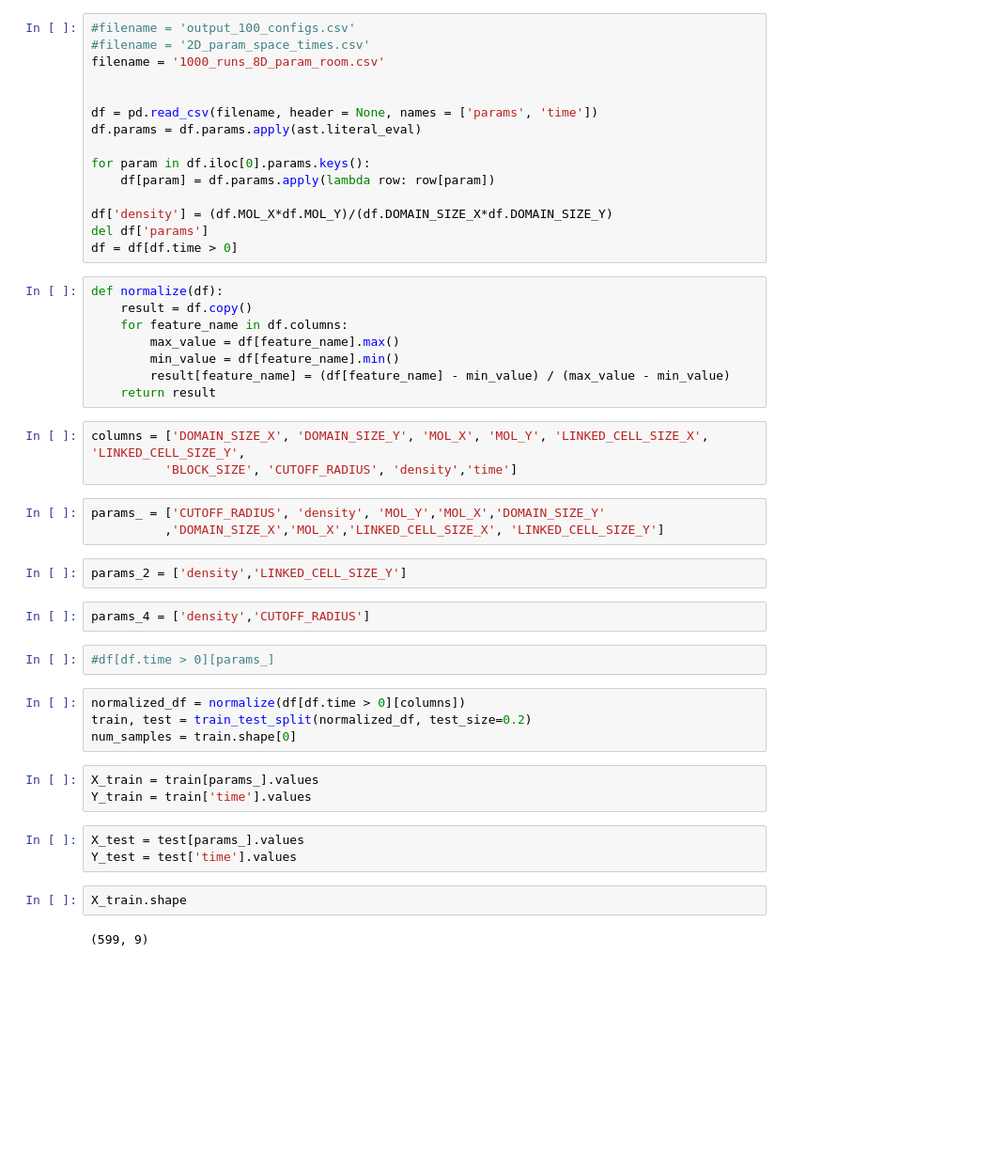
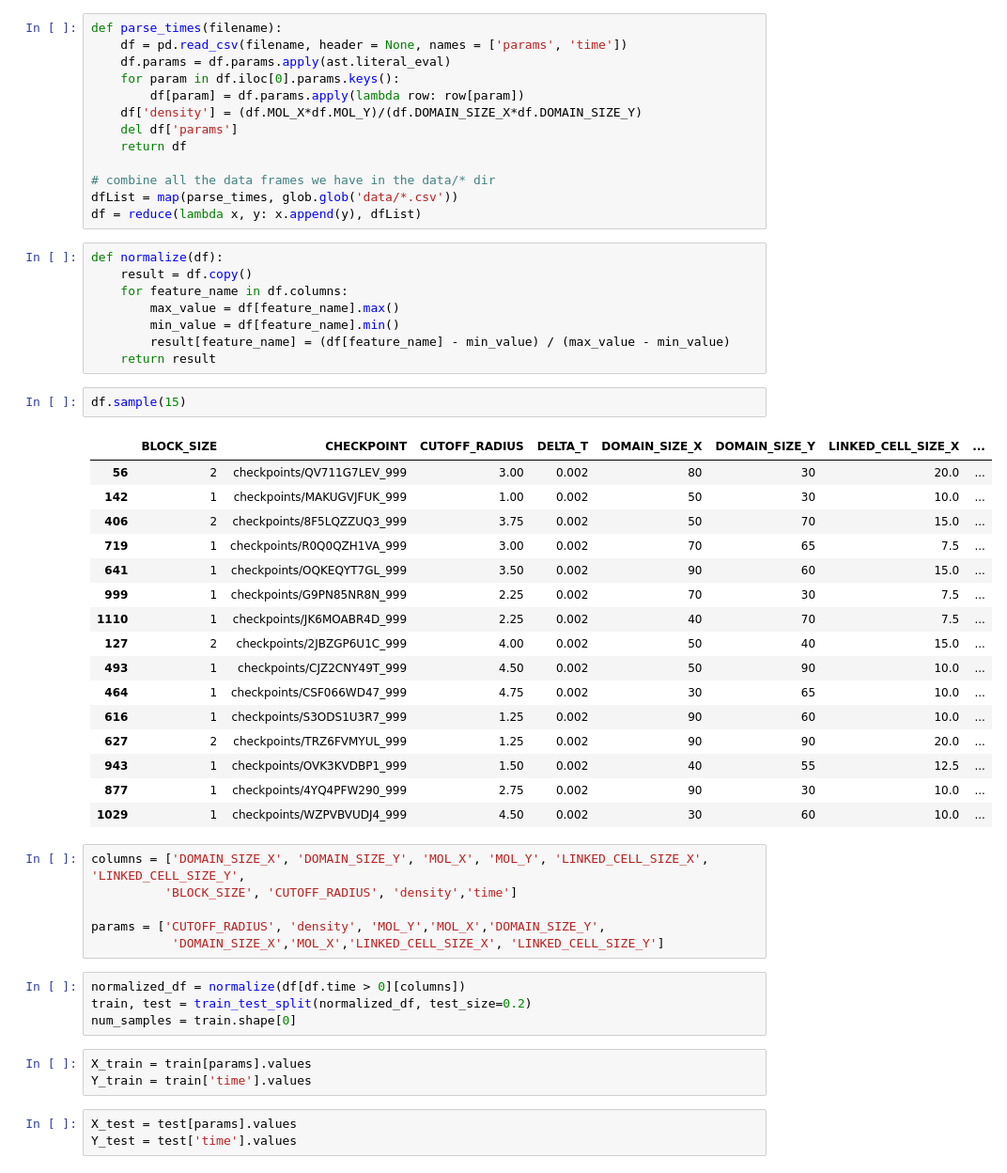
Before and after one commit to sebastienfrautier/sparse_grids, a Jupyter notebook: working_nb.ipynb, the cells around one changed output. Shown at 94% size. Cells and saved outputs as stored; diff of their text form; blank space fills up the shorter version.

```diff
--- a/working_nb.ipynb
+++ b/working_nb.ipynb
@@ -29,18 +27,16 @@ Populating the interactive namespace from numpy and matplotlib
 # %%
-#filename = 'output_100_configs.csv'
-#filename = '2D_param_space_times.csv'
-filename = '1000_runs_8D_param_room.csv'
+def parse_times(filename):
+    df = pd.read_csv(filename, header = None, names = ['params', 'time'])
+    df.params = df.params.apply(ast.literal_eval)
+    for param in df.iloc[0].params.keys():
+        df[param] = df.params.apply(lambda row: row[param])
+    df['density'] = (df.MOL_X*df.MOL_Y)/(df.DOMAIN_SIZE_X*df.DOMAIN_SIZE_Y)
+    del df['params']
+    return df
 
-
-df = pd.read_csv(filename, header = None, names = ['params', 'time'])
-df.params = df.params.apply(ast.literal_eval)
-
-for param in df.iloc[0].params.keys():
-    df[param] = df.params.apply(lambda row: row[param])
-
-df['density'] = (df.MOL_X*df.MOL_Y)/(df.DOMAIN_SIZE_X*df.DOMAIN_SIZE_Y)
-del df['params']
-df = df[df.time > 0]
+# combine all the data frames we have in the data/* dir
+dfList = map(parse_times, glob.glob('data/*.csv'))
+df = reduce(lambda x, y: x.append(y), dfList)
 # %%
 def normalize(df):
     result = df.copy()
@@ -49,30 +45,39 @@ def normalize(df):
         min_value = df[feature_name].min()
         result[feature_name] = (df[feature_name] - min_value) / (max_value - min_value)
     return result
+# %%
+df.sample(15)
+# %% [output]
+|  | BLOCK_SIZE | CHECKPOINT | CUTOFF_RADIUS | DELTA_T | DOMAIN_SIZE_X | DOMAIN_SIZE_Y | LINKED_CELL_SIZE_X | ... |
+| 56 | 2 | checkpoints/QV711G7LEV_999 | 3.00 | 0.002 | 80 | 30 | 20.0 | ... |
+| 142 | 1 | checkpoints/MAKUGVJFUK_999 | 1.00 | 0.002 | 50 | 30 | 10.0 | ... |
+| 406 | 2 | checkpoints/8F5LQZZUQ3_999 | 3.75 | 0.002 | 50 | 70 | 15.0 | ... |
+| 719 | 1 | checkpoints/R0Q0QZH1VA_999 | 3.00 | 0.002 | 70 | 65 | 7.5 | ... |
+| 641 | 1 | checkpoints/OQKEQYT7GL_999 | 3.50 | 0.002 | 90 | 60 | 15.0 | ... |
+| 999 | 1 | checkpoints/G9PN85NR8N_999 | 2.25 | 0.002 | 70 | 30 | 7.5 | ... |
+| 1110 | 1 | checkpoints/JK6MOABR4D_999 | 2.25 | 0.002 | 40 | 70 | 7.5 | ... |
+| 127 | 2 | checkpoints/2JBZGP6U1C_999 | 4.00 | 0.002 | 50 | 40 | 15.0 | ... |
+| 493 | 1 | checkpoints/CJZ2CNY49T_999 | 4.50 | 0.002 | 50 | 90 | 10.0 | ... |
+| 464 | 1 | checkpoints/CSF066WD47_999 | 4.75 | 0.002 | 30 | 65 | 10.0 | ... |
+| 616 | 1 | checkpoints/S3ODS1U3R7_999 | 1.25 | 0.002 | 90 | 60 | 10.0 | ... |
+| 627 | 2 | checkpoints/TRZ6FVMYUL_999 | 1.25 | 0.002 | 90 | 90 | 20.0 | ... |
+| 943 | 1 | checkpoints/OVK3KVDBP1_999 | 1.50 | 0.002 | 40 | 55 | 12.5 | ... |
+| 877 | 1 | checkpoints/4YQ4PFW290_999 | 2.75 | 0.002 | 90 | 30 | 10.0 | ... |
+| 1029 | 1 | checkpoints/WZPVBVUDJ4_999 | 4.50 | 0.002 | 30 | 60 | 10.0 | ... |
 # %%
 columns = ['DOMAIN_SIZE_X', 'DOMAIN_SIZE_Y', 'MOL_X', 'MOL_Y', 'LINKED_CELL_SIZE_X', 'LINKED_CELL_SIZE_Y',
           'BLOCK_SIZE', 'CUTOFF_RADIUS', 'density','time']
+
+params = ['CUTOFF_RADIUS', 'density', 'MOL_Y','MOL_X','DOMAIN_SIZE_Y',
+           'DOMAIN_SIZE_X','MOL_X','LINKED_CELL_SIZE_X', 'LINKED_CELL_SIZE_Y']
-# %%
-params_ = ['CUTOFF_RADIUS', 'density', 'MOL_Y','MOL_X','DOMAIN_SIZE_Y'
-          ,'DOMAIN_SIZE_X','MOL_X','LINKED_CELL_SIZE_X', 'LINKED_CELL_SIZE_Y']
-# %%
-params_2 = ['density','LINKED_CELL_SIZE_Y']
-# %%
-params_4 = ['density','CUTOFF_RADIUS']
-# %%
-#df[df.time > 0][params_]
 # %%
 normalized_df = normalize(df[df.time > 0][columns])
 train, test = train_test_split(normalized_df, test_size=0.2)
 num_samples = train.shape[0]
 # %%
-X_train = train[params_].values
+X_train = train[params].values
 Y_train = train['time'].values
 # %%
-X_test = test[params_].values
+X_test = test[params].values
 Y_test = test['time'].values
-# %%
-X_train.shape
-# %% [output]
-(599, 9)
 # %%
```
Also changed, not shown: parts of 8 cells of this notebook, 3 other files.
